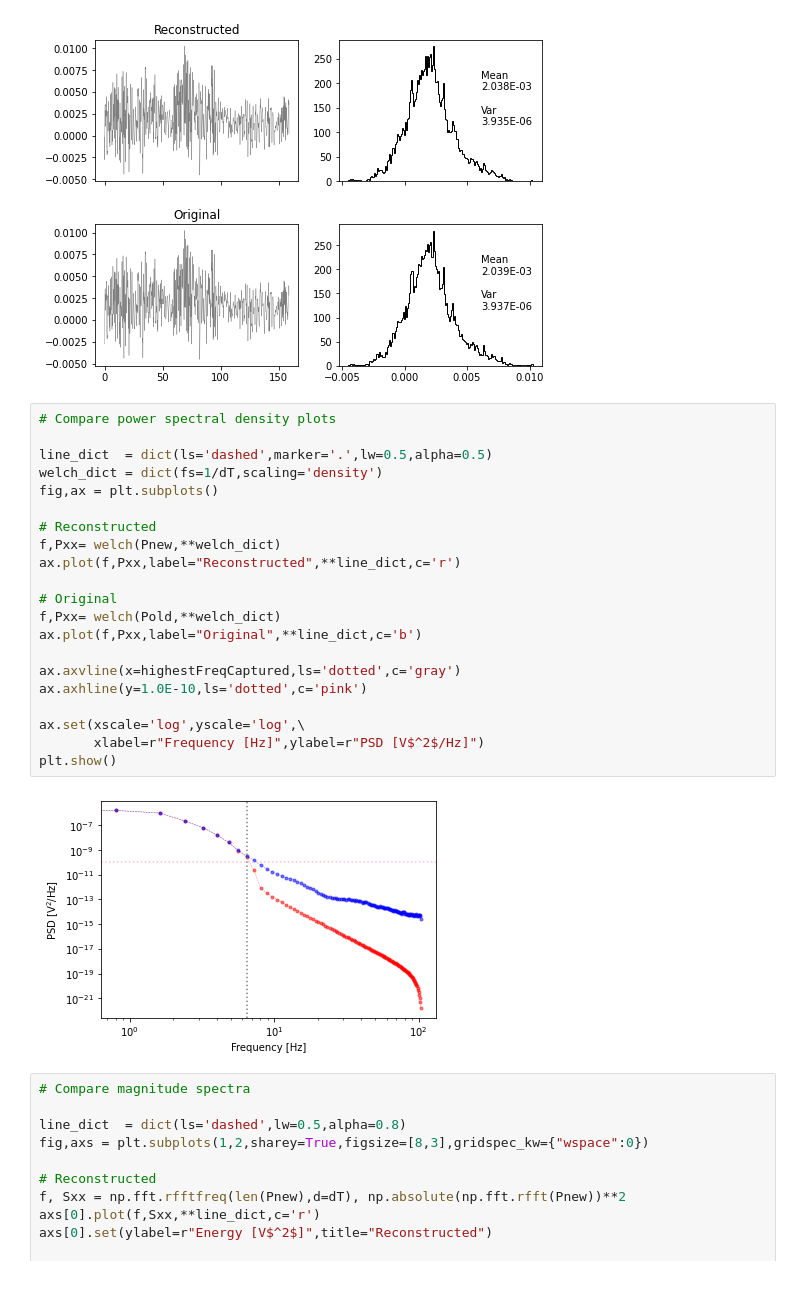
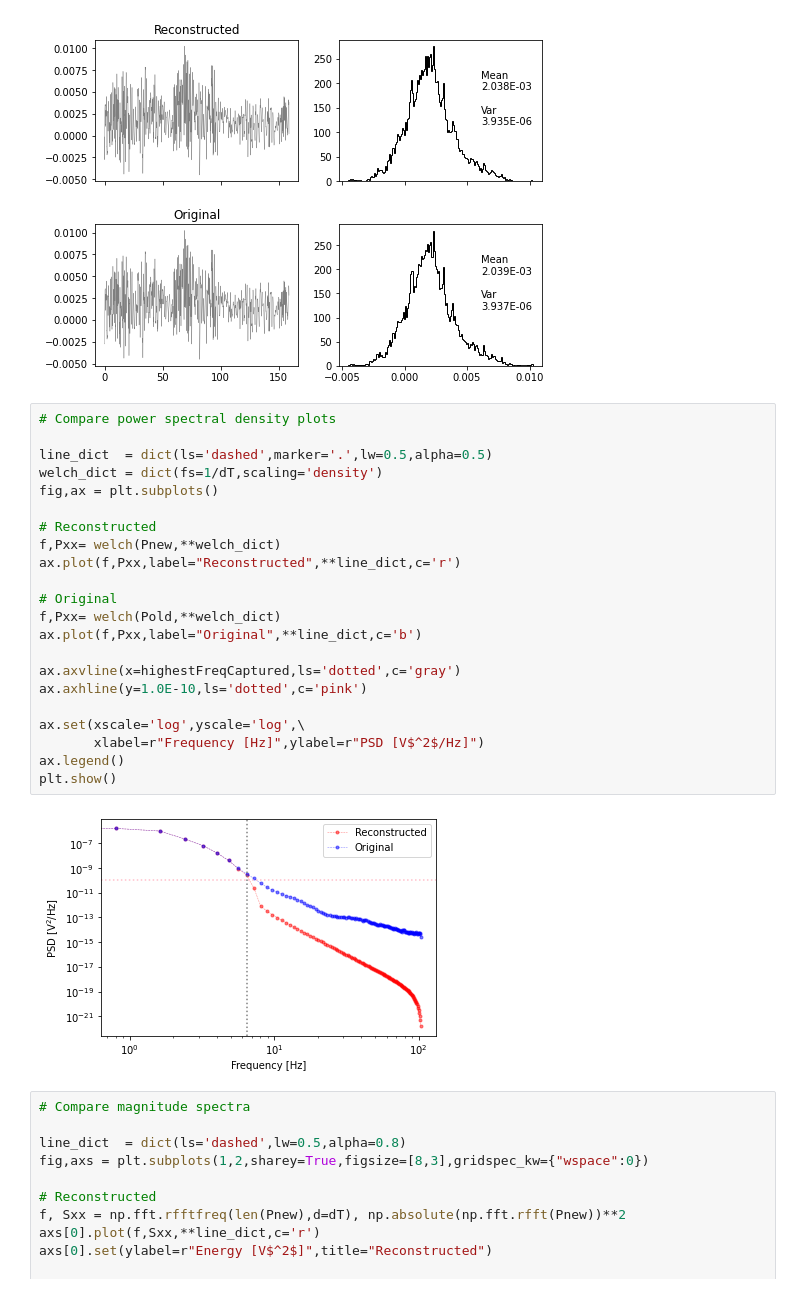
Before and after one commit to edsaac/bioclogging, a Jupyter notebook: notebooks/LEStaskstream/4-FourierAnalysis.ipynb, the cells around one changed output. Saved outputs shown, nothing was run; the diff lists cells and outputs as text.

```diff
--- a/notebooks/LEStaskstream/4-FourierAnalysis.ipynb
+++ b/notebooks/LEStaskstream/4-FourierAnalysis.ipynb
@@ -87,26 +87,27 @@ plt.show()
 # %%
 # Compare power spectral density plots
 
 line_dict  = dict(ls='dashed',marker='.',lw=0.5,alpha=0.5)
 welch_dict = dict(fs=1/dT,scaling='density')
 fig,ax = plt.subplots()
 
 # Reconstructed
 f,Pxx= welch(Pnew,**welch_dict)
 ax.plot(f,Pxx,label="Reconstructed",**line_dict,c='r')
 
 # Original
 f,Pxx= welch(Pold,**welch_dict)
 ax.plot(f,Pxx,label="Original",**line_dict,c='b')
 
 ax.axvline(x=highestFreqCaptured,ls='dotted',c='gray')
 ax.axhline(y=1.0E-10,ls='dotted',c='pink')
 
 ax.set(xscale='log',yscale='log',\
        xlabel=r"Frequency [Hz]",ylabel=r"PSD [V$^2$/Hz]")
+ax.legend()
 plt.show()
 # %% [output]
-[figure, old version]
+[figure, new version]
 # %%
 # Compare magnitude spectra
 
```
Also changed, not shown: 12 other files.
